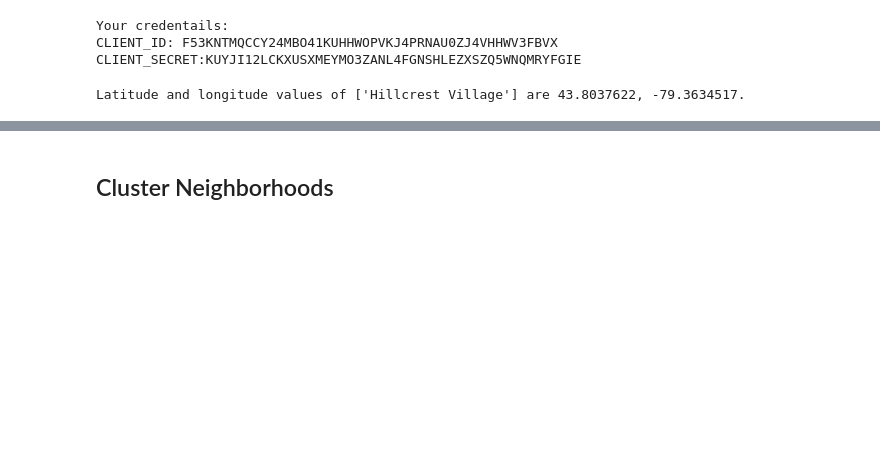
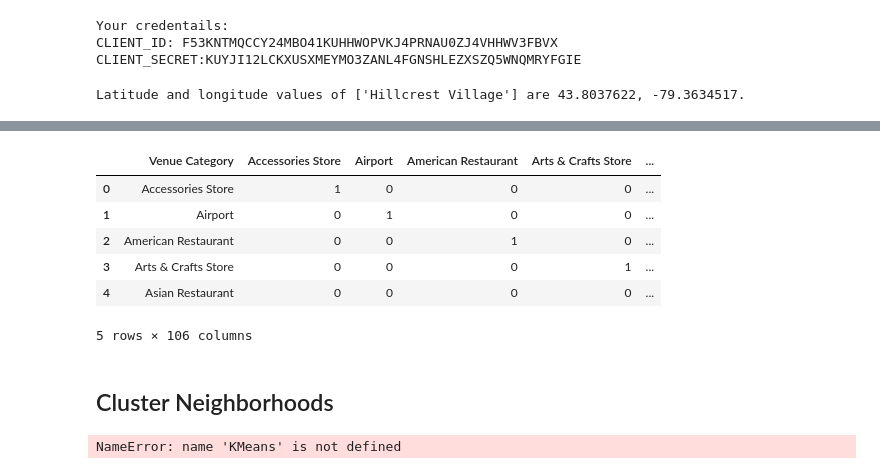
Before and after one commit to ivanephra/Coursera_Capston, a Jupyter notebook: Segmenting and clustering neighborhoods .ipynb, the cells around one changed output, grey strips where cells are left out. Saved outputs shown, nothing was run; the diff lists cells and outputs as text; code cells hidden in the pictures; blank space fills up the shorter version.

```diff
--- a/Segmenting and clustering neighborhoods .ipynb
+++ b/Segmenting and clustering neighborhoods .ipynb
@@ -393,2 +585,27 @@ Latitude and longitude values of ['Hillcrest Village'] are 43.8037622, -79.36345
+# %%
+#Next, let's group rows by Venue Category and by taking the mean of the frequency of occurrence of each category
+from numpy import array
+NorthYork_grouped = NorthYork_onehot.groupby('Venue Category').mean().reset_index()
+NorthYork_grouped.head()
+# %% [output]
+|  | Venue Category | Accessories Store | Airport | American Restaurant | Arts & Crafts Store | ... |
+| 0 | Accessories Store | 1 | 0 | 0 | 0 | ... |
+| 1 | Airport | 0 | 1 | 0 | 0 | ... |
+| 2 | American Restaurant | 0 | 0 | 1 | 0 | ... |
+| 3 | Arts & Crafts Store | 0 | 0 | 0 | 1 | ... |
+| 4 | Asian Restaurant | 0 | 0 | 0 | 0 | ... |
+5 rows × 106 columns
 # %% [markdown]
 ## Cluster Neighborhoods
+# %%
+kclusters = 5
+
+NorthYork_grouped_clustering = NorthYork_grouped.drop('Venue Category', 1)
+
+# run k-means clustering
+kmeans = KMeans(n_clusters=kclusters, random_state=0).fit(North_York_grouped_clustering)
+
+# check cluster labels generated for each row in the dataframe
+kmeans.labels_[0:10]
+# %% [output]
+NameError: name 'KMeans' is not defined
```
Also changed, not shown: parts of 13 cells of this notebook.
